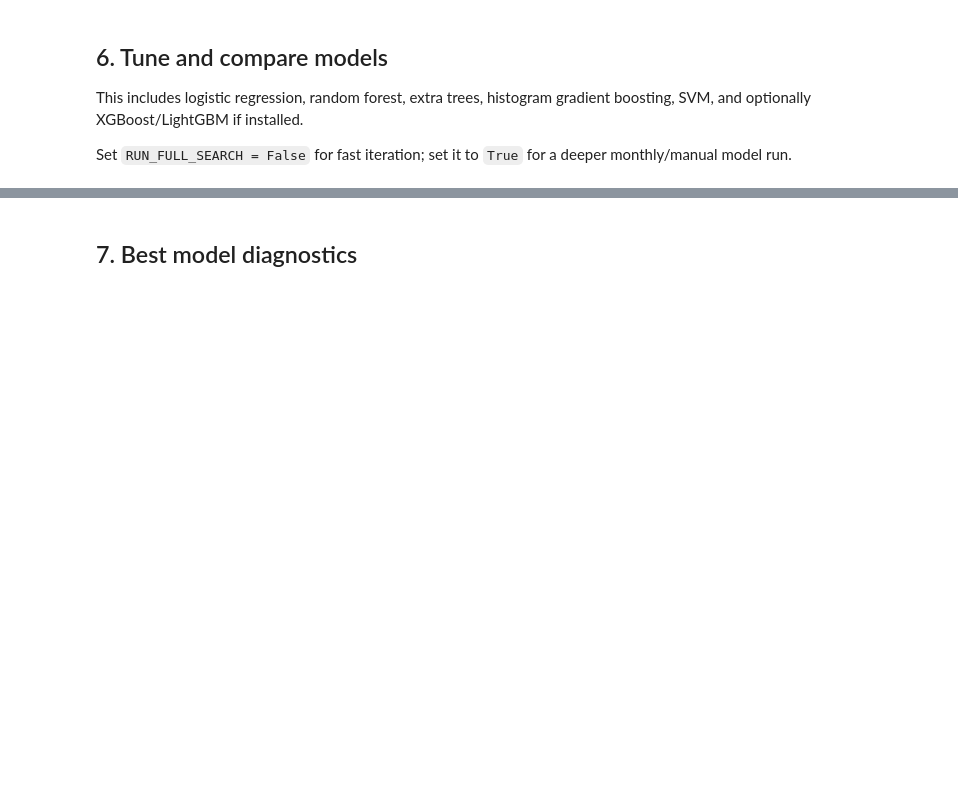
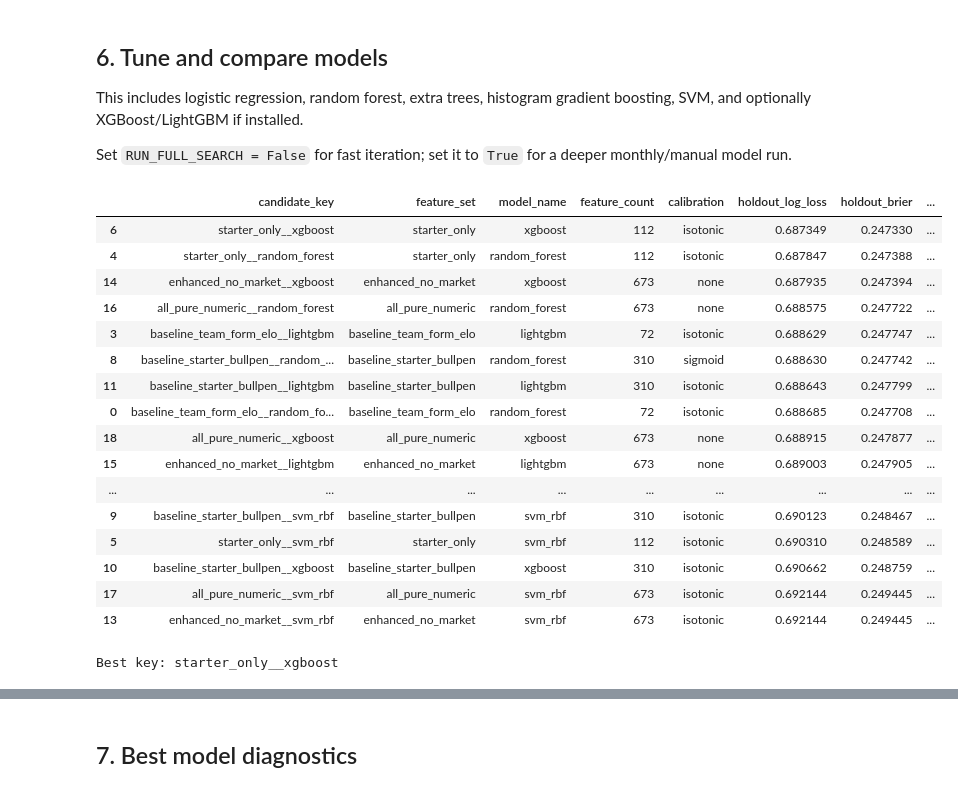
Before and after one commit to racurry1993/TetheredAI, a Jupyter notebook: MLB/mlb_betting_app/notebooks/04_mlb_tetheredai_model_lab_no_lineups.ipynb, the cells around one changed output, grey strips where cells are left out. Saved outputs shown, nothing was run; the diff lists cells and outputs as text; code cells hidden in the pictures; blank space fills up the shorter version.

```diff
--- a/MLB/mlb_betting_app/notebooks/04_mlb_tetheredai_model_lab_no_lineups.ipynb
+++ b/MLB/mlb_betting_app/notebooks/04_mlb_tetheredai_model_lab_no_lineups.ipynb
@@ -131,25 +208,44 @@ This includes logistic regression, random forest, extra trees, histogram gradien
 Set `RUN_FULL_SEARCH = False` for fast iteration; set it to `True` for a deeper monthly/manual model run.
 # %%
 RUN_FULL_SEARCH = False
-MODEL_NAMES = None  # Example: ['random_forest','lightgbm','xgboost','svm_rbf']
+MODEL_NAMES = ['random_forest','lightgbm','xgboost','svm_rbf']
 
 comparison = compare_models(
     completed,
     feature_sets=feature_sets,
     model_names=MODEL_NAMES,
     holdout_days=60,
     tune=True,
     calibrate=True,
     max_search_iter=80 if RUN_FULL_SEARCH else 25,
     max_cv_splits=4,
 )
 results = comparison['results'].copy()
 valid_results = results[results['holdout_log_loss'].notna()].sort_values(['holdout_log_loss','holdout_brier'])
 display(valid_results[[
     'candidate_key','feature_set','model_name','feature_count','calibration',
     'holdout_log_loss','holdout_brier','holdout_roc_auc','holdout_accuracy_50pct','holdout_avg_pred','holdout_actual_rate','best_params'
 ]].head(25))
 print('Best key:', comparison['best_key'])
+# %% [output]
+|  | candidate_key | feature_set | model_name | feature_count | calibration | holdout_log_loss | holdout_brier | ... |
+| 6 | starter_only__xgboost | starter_only | xgboost | 112 | isotonic | 0.687349 | 0.247330 | ... |
+| 4 | starter_only__random_forest | starter_only | random_forest | 112 | isotonic | 0.687847 | 0.247388 | ... |
+| 14 | enhanced_no_market__xgboost | enhanced_no_market | xgboost | 673 | none | 0.687935 | 0.247394 | ... |
+| 16 | all_pure_numeric__random_forest | all_pure_numeric | random_forest | 673 | none | 0.688575 | 0.247722 | ... |
+| 3 | baseline_team_form_elo__lightgbm | baseline_team_form_elo | lightgbm | 72 | isotonic | 0.688629 | 0.247747 | ... |
+| 8 | baseline_starter_bullpen__random_... | baseline_starter_bullpen | random_forest | 310 | sigmoid | 0.688630 | 0.247742 | ... |
+| 11 | baseline_starter_bullpen__lightgbm | baseline_starter_bullpen | lightgbm | 310 | isotonic | 0.688643 | 0.247799 | ... |
+| 0 | baseline_team_form_elo__random_fo... | baseline_team_form_elo | random_forest | 72 | isotonic | 0.688685 | 0.247708 | ... |
+| 18 | all_pure_numeric__xgboost | all_pure_numeric | xgboost | 673 | none | 0.688915 | 0.247877 | ... |
+| 15 | enhanced_no_market__lightgbm | enhanced_no_market | lightgbm | 673 | none | 0.689003 | 0.247905 | ... |
+| ... | ... | ... | ... | ... | ... | ... | ... | ... |
+| 9 | baseline_starter_bullpen__svm_rbf | baseline_starter_bullpen | svm_rbf | 310 | isotonic | 0.690123 | 0.248467 | ... |
+| 5 | starter_only__svm_rbf | starter_only | svm_rbf | 112 | isotonic | 0.690310 | 0.248589 | ... |
+| 10 | baseline_starter_bullpen__xgboost | baseline_starter_bullpen | xgboost | 310 | isotonic | 0.690662 | 0.248759 | ... |
+| 17 | all_pure_numeric__svm_rbf | all_pure_numeric | svm_rbf | 673 | isotonic | 0.692144 | 0.249445 | ... |
+| 13 | enhanced_no_market__svm_rbf | enhanced_no_market | svm_rbf | 673 | isotonic | 0.692144 | 0.249445 | ... |
+Best key: starter_only__xgboost
 # %%
 if len(valid_results):
     plot_df = valid_results.head(15).copy().sort_values('holdout_log_loss')
```
Also changed, not shown: parts of 14 cells of this notebook, 11 other files.
